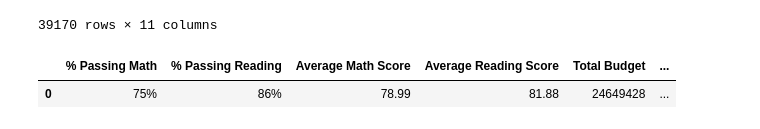
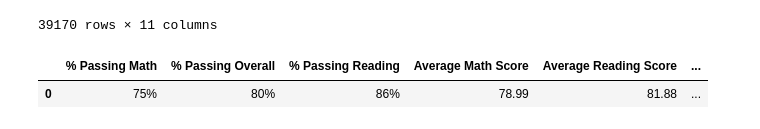
Before and after one commit to jessicalhammond/UCB_DA, a Jupyter notebook: PyCitySchools/Schools.ipynb, the cells around one changed output. Saved outputs shown, nothing was run; the diff lists cells and outputs as text; code cells hidden in the pictures.

```diff
--- a/PyCitySchools/Schools.ipynb
+++ b/PyCitySchools/Schools.ipynb
@@ -99,37 +70,46 @@ merge
 # Create a high level snapshot (in table form) of the district's key metrics, including:
 # Total Schools, Total Students, Total Budget
 
 totalschools = schoolsdf["school"].count()
 totalstudents = merge["Student ID"].count()
 totalbudget = schoolsdf['budget'].sum()
 
 # Average Math Score, Average Reading Score
 sumsch1 = studentsdf.loc[:,('school', 'reading_score', 'math_score',)]
 rmean = round(merge['reading_score'].mean(), 2)
 mmean = round(merge['math_score'].mean(), 2)
 
 # % Passing Math, % Passing Reading, Overall Passing Rate (Average of the above two)
 #get table of only students who passed math
 pass_m = merge.loc[merge['math_score'] >= 70,]
 pass_m2 = pass_m['math_score'].count()
 #get percentage
-percentm = "{0:.0f}%".format((pass_m2/totalstudents)*100)
+percentm = ((pass_m2/totalstudents)*100)
 # print("% Passing Math:", percentm)
 
 #get table of only students who passed reading
 pass_r = merge.loc[merge['reading_score'] >= 70,]
 #count the number of students in that table
 pass_r2 = pass_r['reading_score'].count()
 #get percentage
-percentr = "{0:.0f}%".format((pass_r2/totalstudents)*100)
+percentr = ((pass_r2/totalstudents)*100)
 # print("% Passing Reading:", percentr)
 
-# overall = "{0:.0f}%".format((percentr + percentm)/2)
+#get percentage for overall passing
+overall = ((percentr + percentm)/2)
+
+#format passing as percents
+
+overall = "{0:.0f}%".format(overall)
+percentr = "{0:.0f}%".format(percentr)
+percentm = "{0:.0f}%".format(percentm)
+totalbudget = '${:.2f}'.format(totalbudget)
+
 Dsum = pd.DataFrame({'Total Schools' : [totalschools], 'Total Students' : [totalstudents],
                      'Total Budget': [totalbudget], 'Average Reading Score': [rmean],
                      'Average Math Score': [mmean], '% Passing Reading': [percentr],
-                     '% Passing Math': [percentm], }, dtype=object)
-Dsum.head()
+                     '% Passing Math': [percentm], '% Passing Overall': [overall]}, dtype=object)
+Dsum
 # %% [output]
-|  | % Passing Math | % Passing Reading | Average Math Score | Average Reading Score | Total Budget | ... |
-| 0 | 75% | 86% | 78.99 | 81.88 | 24649428 | ... |
+|  | % Passing Math | % Passing Overall | % Passing Reading | Average Math Score | Average Reading Score | ... |
+| 0 | 75% | 80% | 86% | 78.99 | 81.88 | ... |
```
Also changed, not shown: parts of 14 cells of this notebook, 1 other file.
